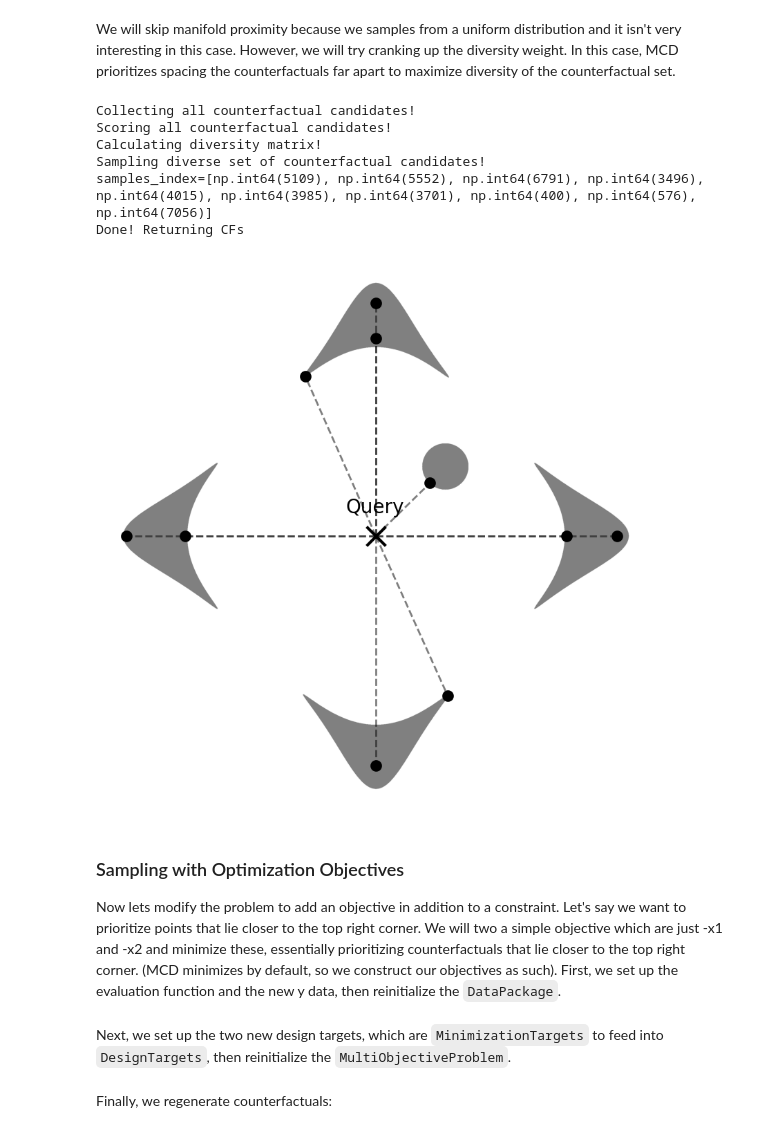
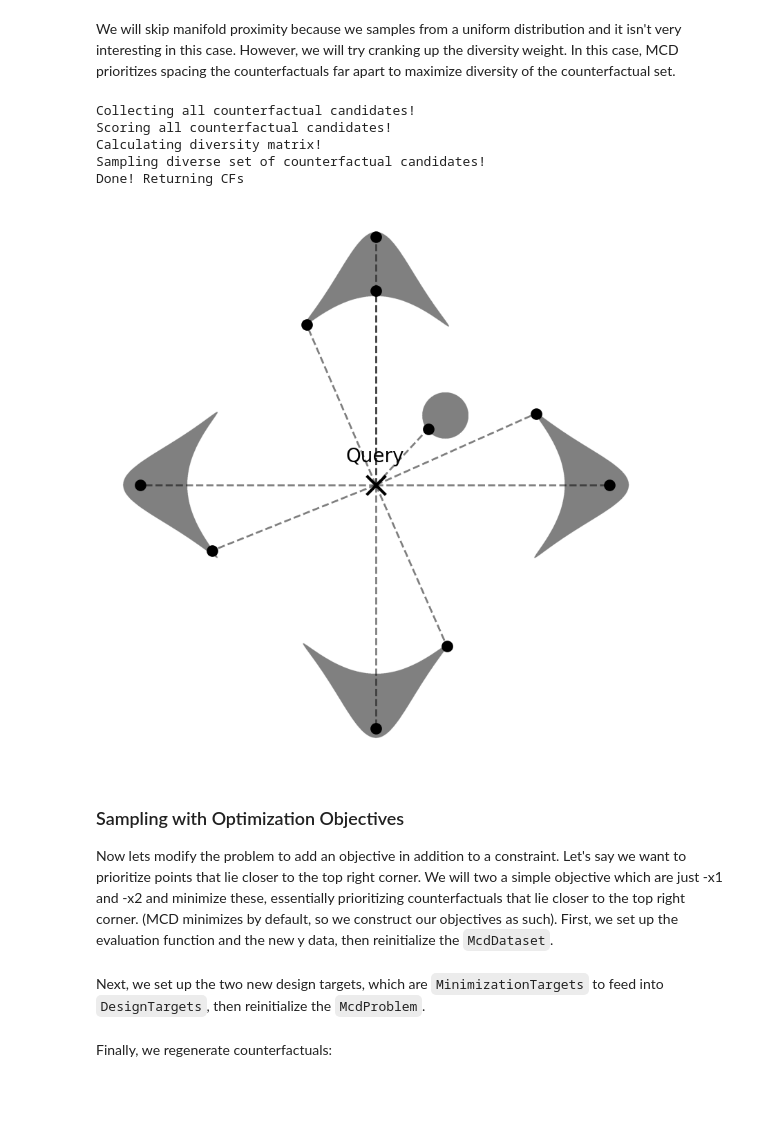
Before and after one commit to Lyleregenwetter/Multiobjective-Counterfactuals-for-Design, a Jupyter notebook: Getting Started/Introduction Notebook 3.ipynb, the cells around one changed output. Saved outputs shown, nothing was run; the diff lists cells and outputs as text; code cells hidden in the pictures; blank space fills up the shorter version.

```diff
--- a/Getting Started/Introduction Notebook 3.ipynb
+++ b/Getting Started/Introduction Notebook 3.ipynb
@@ -87,5 +87,5 @@ from pymoo.core.variable import Real, Integer, Choice, Binary
 datatypes=[Real(bounds=(-1.1, 1.1)),
            Real(bounds=(-1.1, 1.1))]
 
-data = data_package.DataPackage(x=x, y=y, x_datatypes=datatypes)
+data = mcd_dataset.McdDataset(x=x, y=y, x_datatypes=datatypes)
 # %% [markdown]
@@ -98,5 +98,5 @@ target_1 = design_targets.CategoricalTarget(label = 0, desired_classes=[True])
 #We then create a DesignTargets object with the two targets.
 y_targets = design_targets.DesignTargets(categorical_targets=[target_1])
 # %%
-problem = MOP.MultiObjectiveProblem(data_package=data, x_query = x_query, y_targets = y_targets, prediction_function=validity)
+problem = mcd_problem.McdProblem(mcd_dataset=data, x_query = x_query, y_targets = y_targets, prediction_function=validity)
 # %% [markdown]
@@ -104,5 +104,5 @@ Finally, we create the `CounterfactualsGenerator`.
 # %%
-generator = counterfactuals_generator.CounterfactualsGenerator(problem=problem, pop_size=100, initialize_from_dataset=True)
+generator = mcd_generator.McdGenerator(mcd_problem=problem, pop_size=100, initialize_from_dataset=True)
 # %% [markdown]
 ### Generating Counterfactuals with Different Sampling Weights
 We are now reaching the main learning objective of this notebook: Sampling counterfactuals with different priority weights. First we generate counterfactuals.
@@ -204,20 +200,19 @@ Done! Returning CFs
 # %% [markdown]
 We will skip manifold proximity because we samples from a uniform distribution and it isn't very interesting in this case. However, we will try cranking up the diversity weight. In this case, MCD prioritizes spacing the counterfactuals far apart to maximize diversity of the counterfactual set.
 # %%
-diverse_cfs = generator.sample(num_samples=10, diversity_weight=2)
+diverse_cfs = generator.sample(num_samples=10, diversity_weight=3)
 
 plotcfs(validity, diverse_cfs, x_query, ranges)
 # %% [output]
 Collecting all counterfactual candidates!
 Scoring all counterfactual candidates!
 Calculating diversity matrix!
 Sampling diverse set of counterfactual candidates!
-samples_index=[np.int64(5109), np.int64(5552), np.int64(6791), np.int64(3496), np.int64(4015), np.int64(3985), np.int64(3701), np.int64(400), np.int64(576), np.int64(7056)]
 Done! Returning CFs
-[figure, old version]
+[figure, new version]
 # %% [markdown]
 ### Sampling with Optimization Objectives
-Now lets modify the problem to add an objective in addition to a constraint. Let's say we want to prioritize points that lie closer to the top right corner. We will two a simple objective which are just -x1 and -x2 and minimize these, essentially prioritizing counterfactuals that lie closer to the top right corner. (MCD minimizes by default, so we construct our objectives as such). First, we set up the evaluation function and the new y data, then reinitialize the `DataPackage`.
+Now lets modify the problem to add an objective in addition to a constraint. Let's say we want to prioritize points that lie closer to the top right corner. We will two a simple objective which are just -x1 and -x2 and minimize these, essentially prioritizing counterfactuals that lie closer to the top right corner. (MCD minimizes by default, so we construct our objectives as such). First, we set up the evaluation function and the new y data, then reinitialize the `McdDataset`.
 # %%
 def objective1(x):
     x = np.array(x)
@@ -241,5 +236,5 @@ data = data_package.DataPackage(x=x, y=y, x_datatypes=datatypes)
 # %% [markdown]
-Next, we set up the two new design targets, which are `MinimizationTargets` to feed into `DesignTargets`, then reinitialize the `MultiObjectiveProblem`.
+Next, we set up the two new design targets, which are `MinimizationTargets` to feed into `DesignTargets`, then reinitialize the `McdProblem`.
 # %%
 target_1 = design_targets.CategoricalTarget(label = "validity", desired_classes=[True])
 
```
Also changed, not shown: parts of 19 cells of this notebook, 26 other files.
